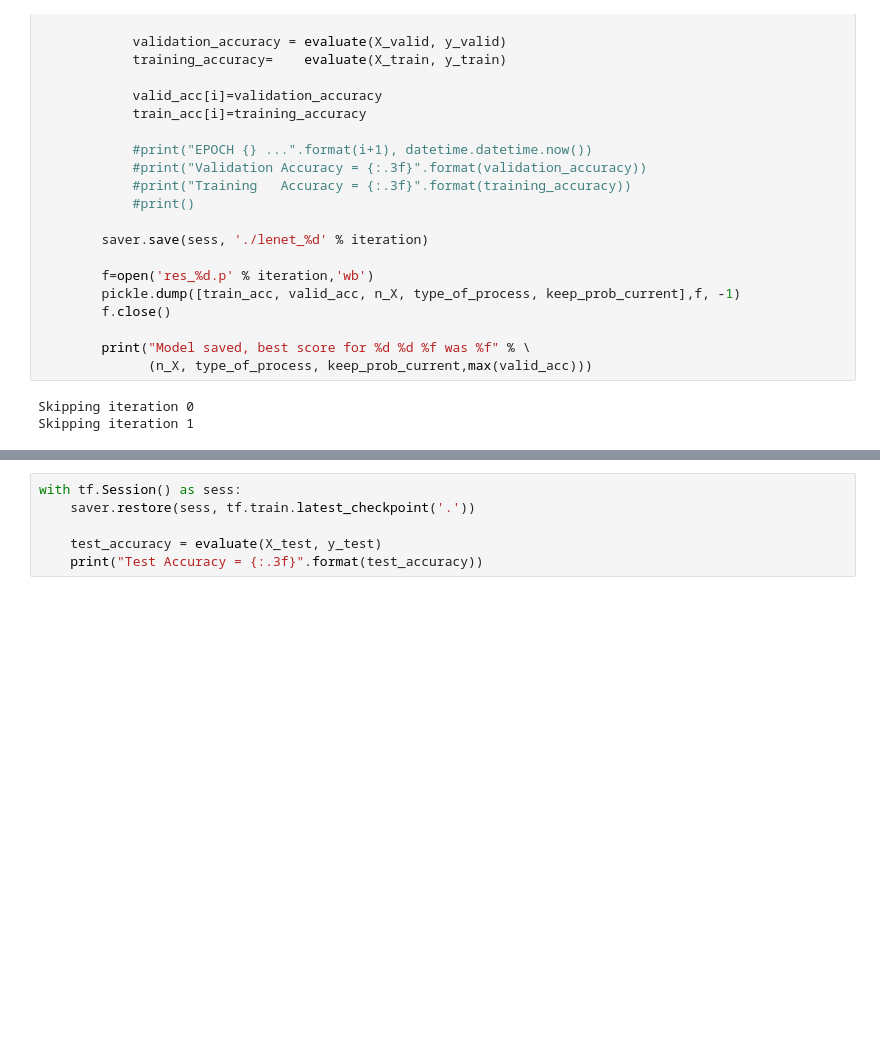
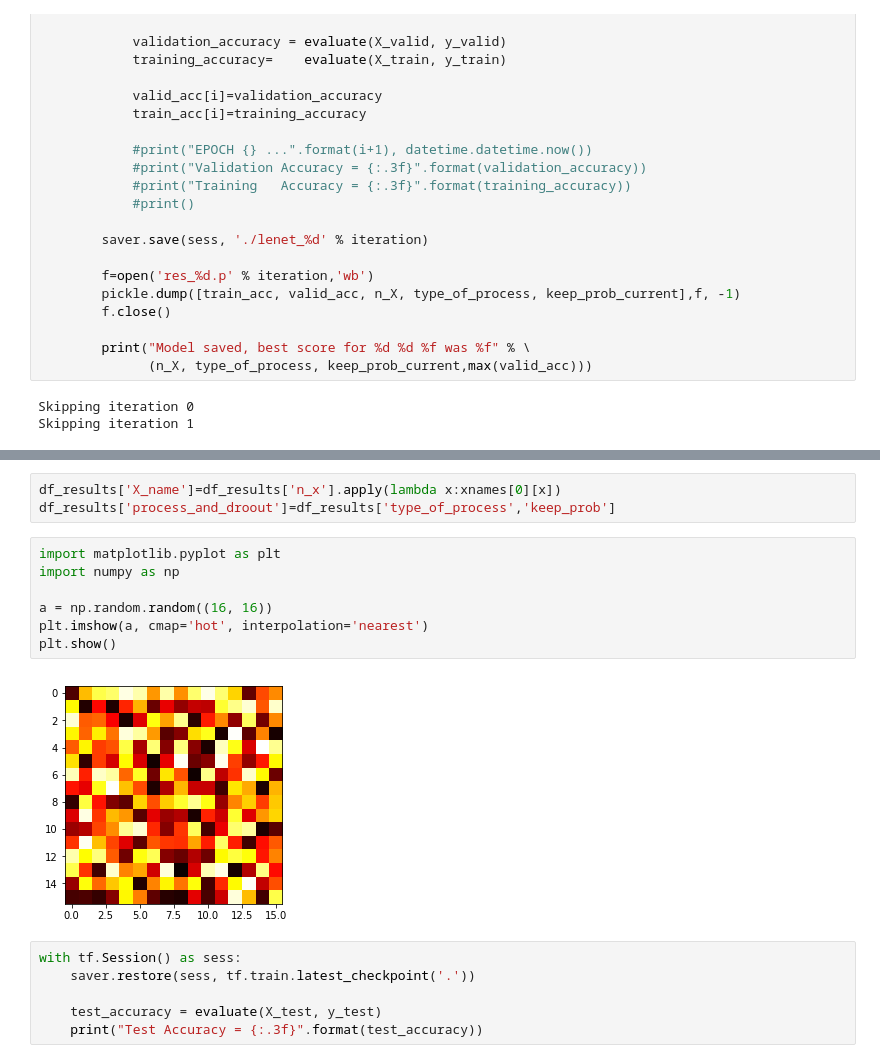
Before and after one commit to tarasovp/udacity, a Jupyter notebook: CarND-Traffic-Sign-Classifier-Project/Traffic_Sign_Classifier.ipynb, the cells around one changed output, grey strips where cells are left out. Cells and saved outputs as stored; diff of their text form; blank space fills up the shorter version.

```diff
--- a/CarND-Traffic-Sign-Classifier-Project/Traffic_Sign_Classifier.ipynb
+++ b/CarND-Traffic-Sign-Classifier-Project/Traffic_Sign_Classifier.ipynb
@@ -683,3 +765,15 @@ max(valid_acc)
+# %%
+df_results['X_name']=df_results['n_x'].apply(lambda x:xnames[0][x])
+df_results['process_and_droout']=df_results['type_of_process','keep_prob']
+# %%
+import matplotlib.pyplot as plt
+import numpy as np
+
+a = np.random.random((16, 16))
+plt.imshow(a, cmap='hot', interpolation='nearest')
+plt.show()
+# %% [output]
+[figure, added]
 # %%
 with tf.Session() as sess:
     saver.restore(sess, tf.train.latest_checkpoint('.'))
```
Also changed, not shown: parts of 8 cells of this notebook.
